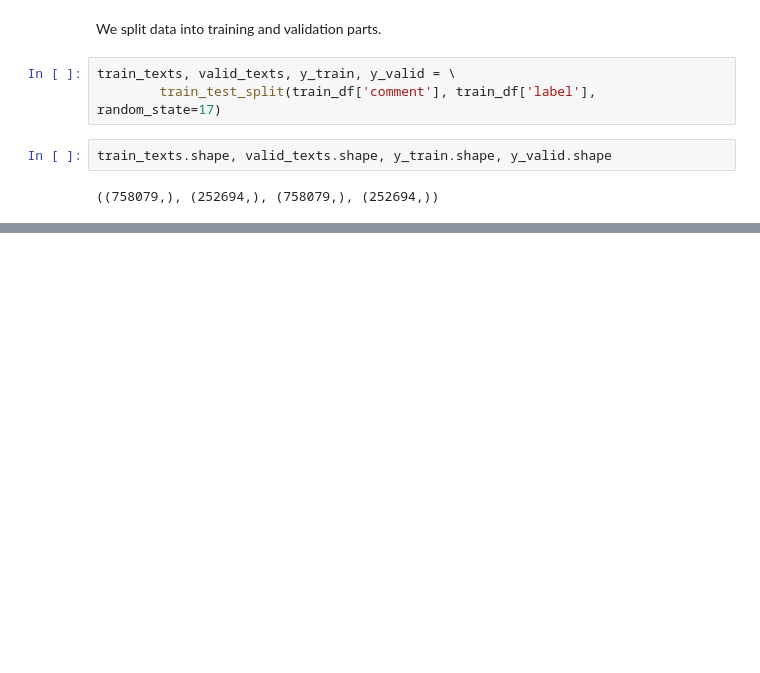
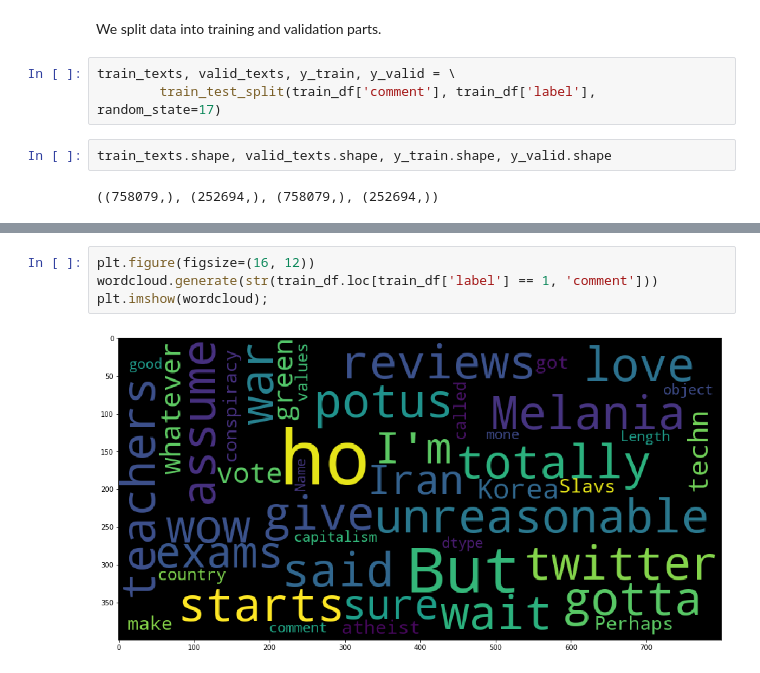
Before and after one commit to wel51x/mlcourse.ai, a Jupyter notebook: Assignments/Assignment4a - Sarcasm detection w logistic regression.ipynb, the cells around one changed output, grey strips where cells are left out. Cells and saved outputs as stored; diff of their text form; blank space fills up the shorter version.

```diff
--- a/Assignments/Assignment4a - Sarcasm detection w logistic regression.ipynb
+++ b/Assignments/Assignment4a - Sarcasm detection w logistic regression.ipynb
@@ -84,0 +134,6 @@ train_texts.shape, valid_texts.shape, y_train.shape, y_valid.shape
+# %%
+plt.figure(figsize=(16, 12))
+wordcloud.generate(str(train_df.loc[train_df['label'] == 1, 'comment']))
+plt.imshow(wordcloud);
+# %% [output]
+[figure, added]
```
Also changed, not shown: parts of 33 cells of this notebook, 2 other files.
